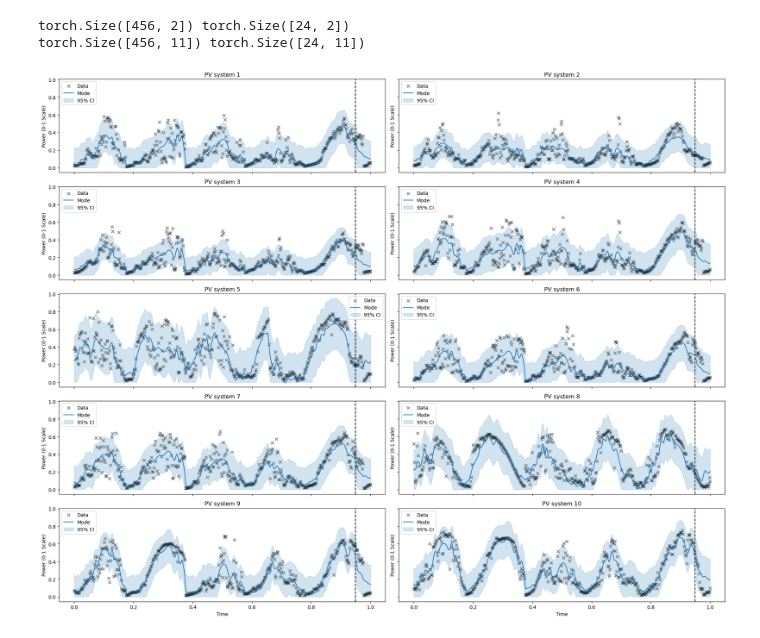
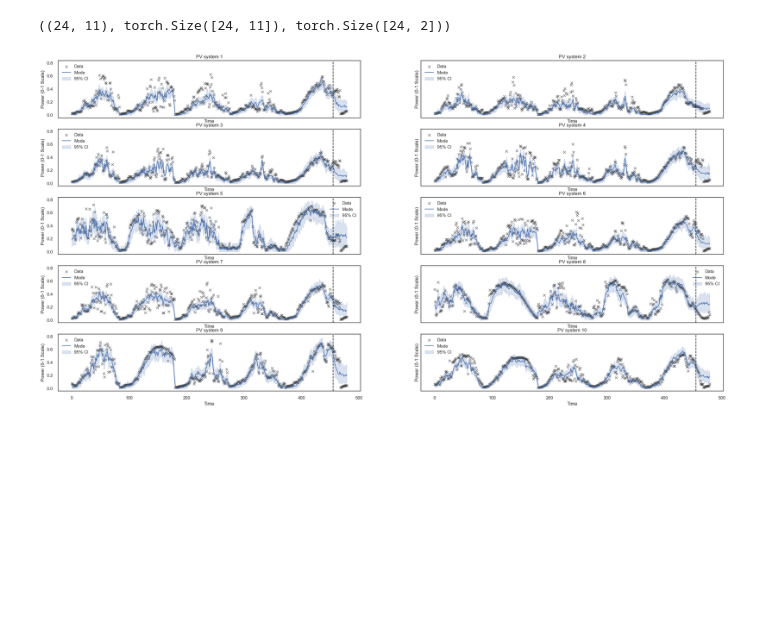
Before and after one commit to eirikbaekkelund/Dissertation, a Jupyter notebook: examples/multi_output_gp.ipynb, the cells around one changed output. Saved outputs shown, nothing was run; the diff lists cells and outputs as text; code cells hidden in the pictures; blank space fills up the shorter version.

Commit message:
multitask beta likelihood

```diff
--- a/examples/multi_output_gp.ipynb
+++ b/examples/multi_output_gp.ipynb
@@ -28,7 +30,7 @@ N_SYSTEMS = 15
 RADIUS = 0.35
 COORDS = (55, -1.5)
 
-num_latent = 5
+num_latent = 8
 # %%
 loader = PVDataGenerator(n_days=N_DAYS,
                     day_init=DAY_INIT,
@@ -62,11 +110,11 @@ from src.kernel import generate_quasi_periodic
 # %%
 model = MultitaskGPModel(x_train=x_train,
                          y_train=y_train,
-                         likelihood=gpytorch.likelihoods.MultitaskGaussianLikelihood(num_tasks=y_train.size(-1)),
-                         mean_module=gpytorch.means.ConstantMean(batch_shape=torch.Size([num_latent])),
+                         likelihood=MultitaskBetaLikelihood(n_tasks=y_train.size(-1)),
+                         mean_module=gpytorch.means.ZeroMean(batch_shape=torch.Size([num_latent])),
                          covar_module=generate_quasi_periodic(num_latents=num_latent),
                          num_latents=num_latent,
                          jitter=1e-3)
 # %%
-model.fit(n_iter=300, lr=0.1, verbose=True)
+model.fit(n_iter=1000, lr=0.1, verbose=True)
 # %% [output]
@@ -78,50 +129,33 @@ Iter 150/300 - Loss: -9.448487281799316
 KeyboardInterrupt:
+# %%
+with torch.no_grad():
+    preds_train, lower_train, upper_train = model.predict(model.likelihood, x_train)
+    preds_test, lower_test, upper_test = model.predict(model.likelihood, x_test)
+# %%
+preds_test.shape, y_test.shape, x_test.shape
+# %% [output]
+((24, 11), torch.Size([24, 11]), torch.Size([24, 2]))
 # %%
 from matplotlib import pyplot as plt
-
-preds_tr, lower_tr, upper_tr = model.predict(model.likelihood, x_train)
-preds_te, lower_te, upper_te = model.predict(model.likelihood, x_test)
-
-lower_tr = torch.clamp(lower_tr, min=0, max=1)
-upper_tr = torch.clamp(upper_tr, min=0, max=1)
-lower_te = torch.clamp(lower_te, min=0, max=1)
-upper_te = torch.clamp(upper_te, min=0, max=1)
-
-
-t_train = x_train[:, 0].detach().cpu().numpy()
-t_test = x_test[:, 0].detach().cpu().numpy()
-
-n_rows = 5
-n_cols = 2
-
-fig, ax = plt.subplots(n_rows, n_cols, figsize=(20, 16), sharex=True, sharey=True)
+fig, ax = plt.subplots(y.size(-1)//2, 2, figsize=(30, 15), sharex=True, sharey=True)
 
 ax = ax.flatten()
 
-for i in range(y_train.size(-1) - 1):
-    ax[i].scatter(t_train, y_train[:, i].detach().cpu().numpy(),marker='x', color='k', alpha=0.5)
-    ax[i].scatter(t_test, y_test[:, i].detach().cpu().numpy(),marker='x', color='k', alpha=0.5, label='Data')
+for i in range(y.size(-1)-1):
+    ax[i].scatter(x_train[:,0], y_train[:, i], marker='x', color='k', alpha=0.5)
+    ax[i].scatter(x_test[:,0], y_test[:, i] ,marker='x', color='k', alpha=0.5, label='Data')
 
-    ax[i].plot(t_train, preds_tr[:, i].detach().cpu().numpy(), color='C0', label='Mode')
-    ax[i].plot(t_test, preds_te[:, i].detach().cpu().numpy(), color='C0')
+    ax[i].plot(x_train[:,0], preds_train[:, i], color='C0', label='Mode')
+    ax[i].fill_between(x_train[:,0], lower_train[:, i], upper_train[:, i], color='C0', alpha=0.2, label='95% CI')
 
-    ax[i].fill_between(t_train, lower_tr[:, i], upper_tr[:, i], color='C0', alpha=0.2)
-    ax[i].fill_between(t_test, lower_te[:, i], upper_te[:, i], color='C0', alpha=0.2, label='95% CI')
+    ax[i].plot(x_test[:,0], preds_test[:, i], color='C0')
+    ax[i].fill_between(x_test[:,0], lower_test[:, i], upper_test[:, i], color='C0', alpha=0.2)
 
-    ax[i].axvline(t_train[-1], color='k', linestyle='--')
+    ax[i].axvline(x_train[:,0][-1], color='k', linestyle='--')
 
-    if i+1 % 2 != 0:
-        ax[i].set_ylabel('Power (0-1 Scale)')
-
-    if i+1 > n_rows * n_cols - n_cols:
-        ax[i].set_xlabel('Time')
-
+    ax[i].set_ylabel('Power (0-1 Scale)')
+    ax[i].set_xlabel('Time')
     ax[i].set_title(f'PV system {i+1}')
     ax[i].legend()
-
-plt.tight_layout()
-plt.show()
 # %% [output]
-torch.Size([456, 2]) torch.Size([24, 2])
-torch.Size([456, 11]) torch.Size([24, 11])
-[figure, old version]
+[figure, new version]
```
Also changed, not shown: parts of 7 cells of this notebook, 1 other file.
